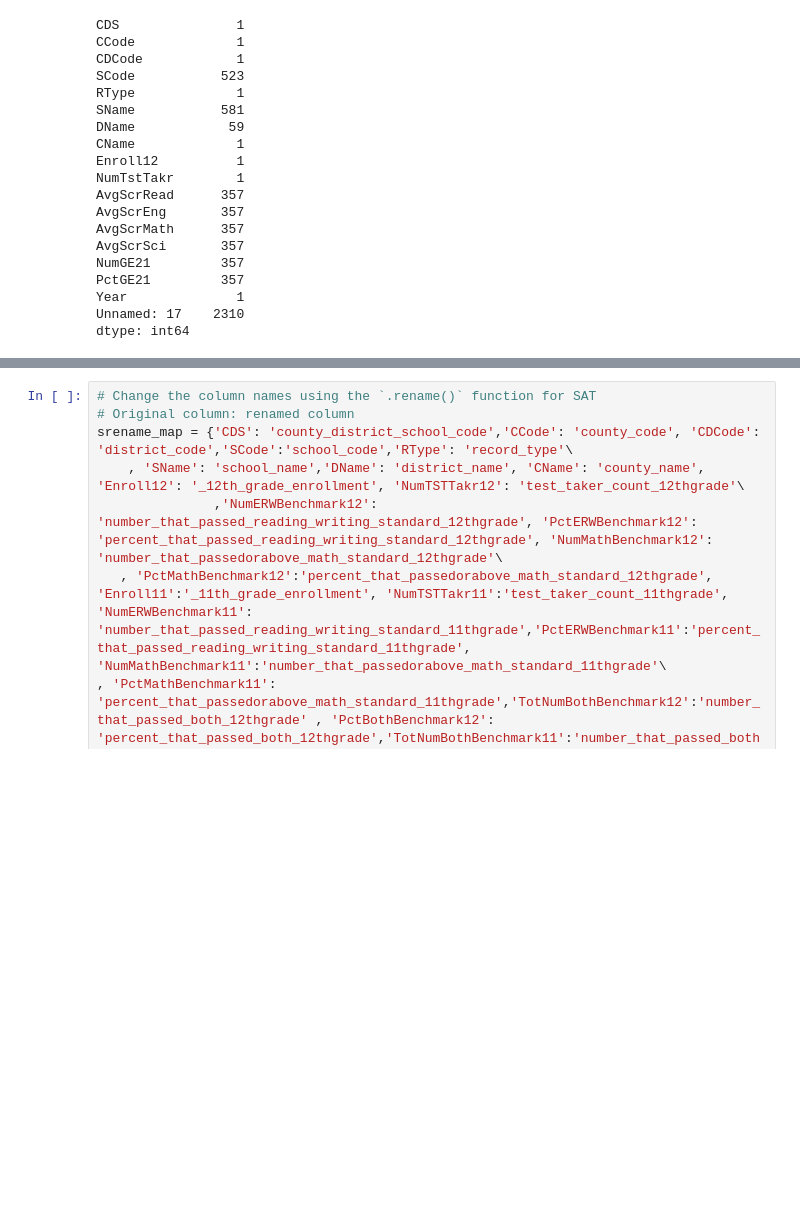
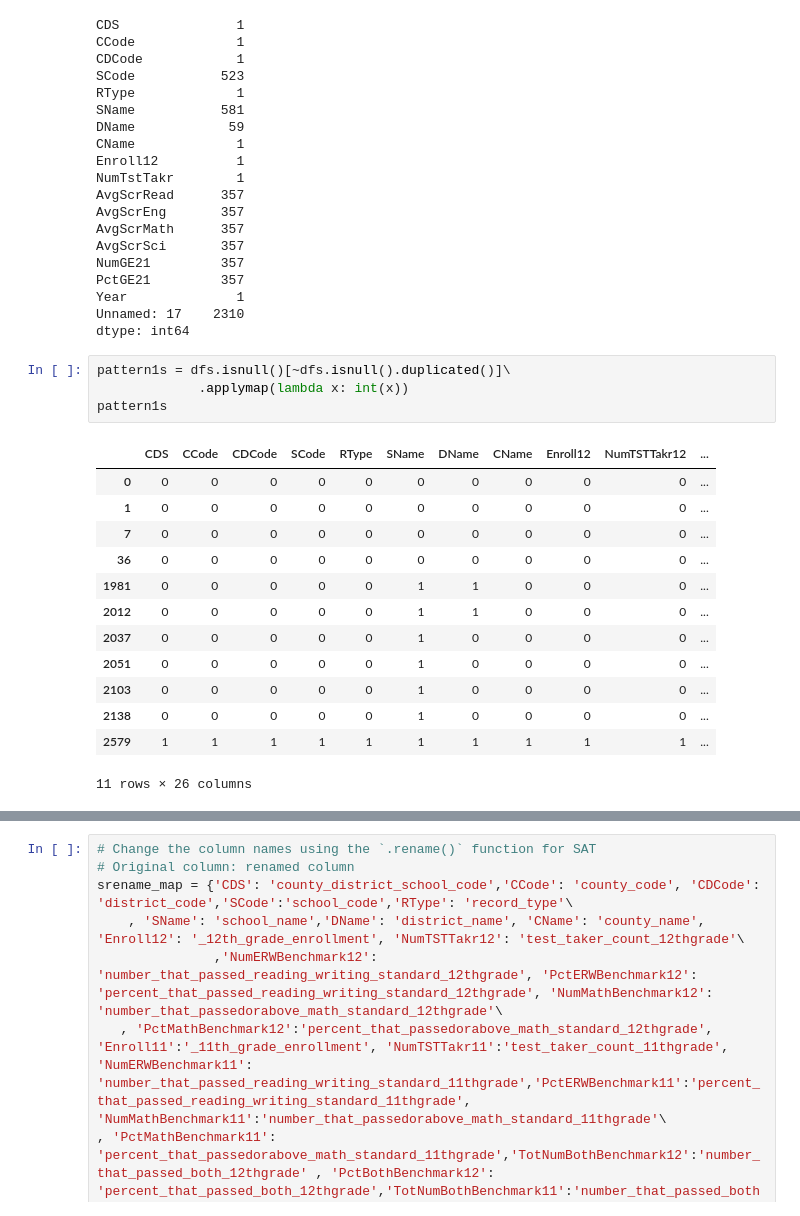
Before and after one commit to vivekbavda/Projects, a Jupyter notebook: code/starter-code.ipynb, the cells around one changed output, grey strips where cells are left out. Saved outputs shown, nothing was run; the diff lists cells and outputs as text; blank space fills up the shorter version.

```diff
--- a/code/starter-code.ipynb
+++ b/code/starter-code.ipynb
@@ -261,3 +261,21 @@ PctGE21         357
 Year              1
 Unnamed: 17    2310
 dtype: int64
+# %%
+pattern1s = dfs.isnull()[~dfs.isnull().duplicated()]\
+             .applymap(lambda x: int(x))
+pattern1s
+# %% [output]
+|  | CDS | CCode | CDCode | SCode | RType | SName | DName | CName | Enroll12 | NumTSTTakr12 | ... |
+| 0 | 0 | 0 | 0 | 0 | 0 | 0 | 0 | 0 | 0 | 0 | ... |
+| 1 | 0 | 0 | 0 | 0 | 0 | 0 | 0 | 0 | 0 | 0 | ... |
+| 7 | 0 | 0 | 0 | 0 | 0 | 0 | 0 | 0 | 0 | 0 | ... |
+| 36 | 0 | 0 | 0 | 0 | 0 | 0 | 0 | 0 | 0 | 0 | ... |
+| 1981 | 0 | 0 | 0 | 0 | 0 | 1 | 1 | 0 | 0 | 0 | ... |
+| 2012 | 0 | 0 | 0 | 0 | 0 | 1 | 1 | 0 | 0 | 0 | ... |
+| 2037 | 0 | 0 | 0 | 0 | 0 | 1 | 0 | 0 | 0 | 0 | ... |
+| 2051 | 0 | 0 | 0 | 0 | 0 | 1 | 0 | 0 | 0 | 0 | ... |
+| 2103 | 0 | 0 | 0 | 0 | 0 | 1 | 0 | 0 | 0 | 0 | ... |
+| 2138 | 0 | 0 | 0 | 0 | 0 | 1 | 0 | 0 | 0 | 0 | ... |
+| 2579 | 1 | 1 | 1 | 1 | 1 | 1 | 1 | 1 | 1 | 1 | ... |
+11 rows × 26 columns
```
Also changed, not shown: parts of 17 cells of this notebook.
